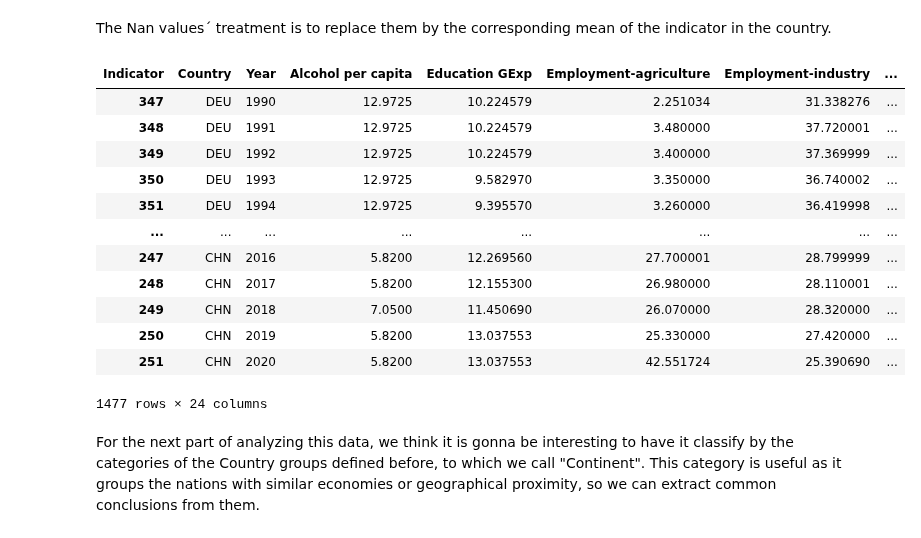
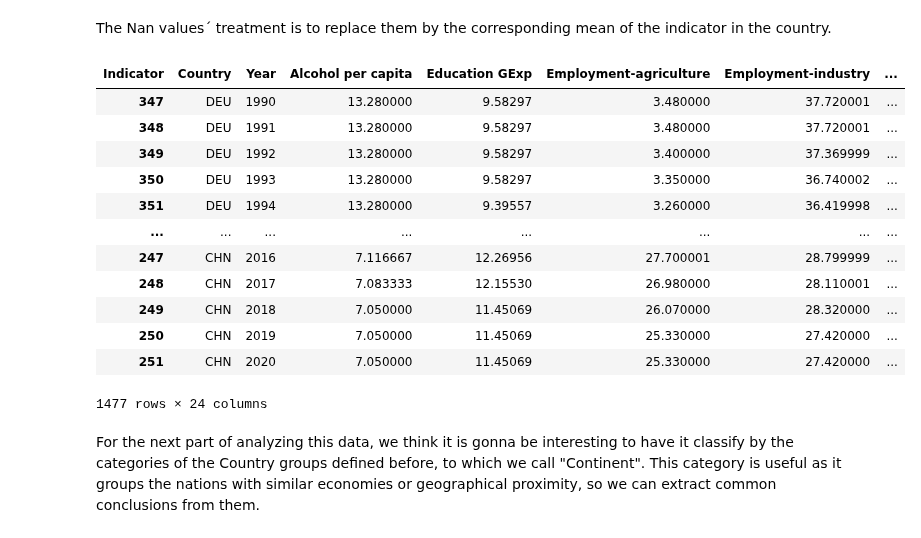
Before and after one commit to devonfw-forge/python-data-driven-decisions, a Jupyter notebook: WDI-Complete code.ipynb, the cells around one changed output. Cells and saved outputs as stored; diff of their text form; code cells hidden in the pictures.

```diff
--- a/WDI-Complete code.ipynb
+++ b/WDI-Complete code.ipynb
@@ -386,43 +386,37 @@ The Nan values´ treatment is to replace them by the corresponding mean of the i
 # %%
 df=transpuesto
 europe_list=['DEU','FRA','SWE','GBR','ESP','HRV','POL','GRC','AUT','NLD']
 persian_list=['IRQ','QAT','ARE','SAU','AZE','YEM','YDR','OMN']
 naf_list=['DZA','EGY','LBY','ISR','TUR','MAR']
 saf_list=['SEN','ZAF','LBR','MOZ','CMR','NGA','GHA']
 asia_list=['BGD','IND','VNM','THA','IDN','PHL','KOR']
 latam_list=['MEX','BRA','ARG','PER','VEN','COL','CHL','PCZ','CRI']
 two_list=['USA','CHN']
 country_list=europe_list+persian_list+naf_list+saf_list+asia_list+latam_list+two_list
 
 dat=df.loc[df.loc[:, 'Country'] == country_list[0]]
+datc=dat.interpolate(method="linear")
+data=datc.fillna(method='bfill')
 
-mean_dat=dat.mean()
-
-data=dat.fillna(mean_dat,inplace=False)
 for i in range(1,len(country_list)):
-
     dat=df.loc[df.loc[:, 'Country'] == country_list[i]]
-
-    mean_dat=dat.mean()
-
-    datc=dat.fillna(mean_dat,inplace=False)
-
-    data=data.append(datc)
-
+    datc=dat.interpolate(method="linear")
+    datc=datc.fillna(method='bfill')
+    data=pd.concat((data, datc), axis = 0)
 data
 # %% [output]
 | Indicator | Country | Year | Alcohol per capita | Education GExp | Employment-agriculture | Employment-industry | ... |
-| 347 | DEU | 1990 | 12.9725 | 10.224579 | 2.251034 | 31.338276 | ... |
-| 348 | DEU | 1991 | 12.9725 | 10.224579 | 3.480000 | 37.720001 | ... |
-| 349 | DEU | 1992 | 12.9725 | 10.224579 | 3.400000 | 37.369999 | ... |
-| 350 | DEU | 1993 | 12.9725 | 9.582970 | 3.350000 | 36.740002 | ... |
-| 351 | DEU | 1994 | 12.9725 | 9.395570 | 3.260000 | 36.419998 | ... |
+| 347 | DEU | 1990 | 13.280000 | 9.58297 | 3.480000 | 37.720001 | ... |
+| 348 | DEU | 1991 | 13.280000 | 9.58297 | 3.480000 | 37.720001 | ... |
+| 349 | DEU | 1992 | 13.280000 | 9.58297 | 3.400000 | 37.369999 | ... |
+| 350 | DEU | 1993 | 13.280000 | 9.58297 | 3.350000 | 36.740002 | ... |
+| 351 | DEU | 1994 | 13.280000 | 9.39557 | 3.260000 | 36.419998 | ... |
 | ... | ... | ... | ... | ... | ... | ... | ... |
-| 247 | CHN | 2016 | 5.8200 | 12.269560 | 27.700001 | 28.799999 | ... |
-| 248 | CHN | 2017 | 5.8200 | 12.155300 | 26.980000 | 28.110001 | ... |
-| 249 | CHN | 2018 | 7.0500 | 11.450690 | 26.070000 | 28.320000 | ... |
-| 250 | CHN | 2019 | 5.8200 | 13.037553 | 25.330000 | 27.420000 | ... |
-| 251 | CHN | 2020 | 5.8200 | 13.037553 | 42.551724 | 25.390690 | ... |
+| 247 | CHN | 2016 | 7.116667 | 12.26956 | 27.700001 | 28.799999 | ... |
+| 248 | CHN | 2017 | 7.083333 | 12.15530 | 26.980000 | 28.110001 | ... |
+| 249 | CHN | 2018 | 7.050000 | 11.45069 | 26.070000 | 28.320000 | ... |
+| 250 | CHN | 2019 | 7.050000 | 11.45069 | 25.330000 | 27.420000 | ... |
+| 251 | CHN | 2020 | 7.050000 | 11.45069 | 25.330000 | 27.420000 | ... |
 1477 rows × 24 columns
 # %% [markdown]
 For the next part of analyzing this data, we think it is gonna be interesting to have it classify by the categories of the Country groups defined before, to which we call "Continent". This category is useful as it groups the nations with similar economies or geographical proximity, so we can extract common conclusions from them.
```
Also changed, not shown: parts of 17 cells of this notebook.
